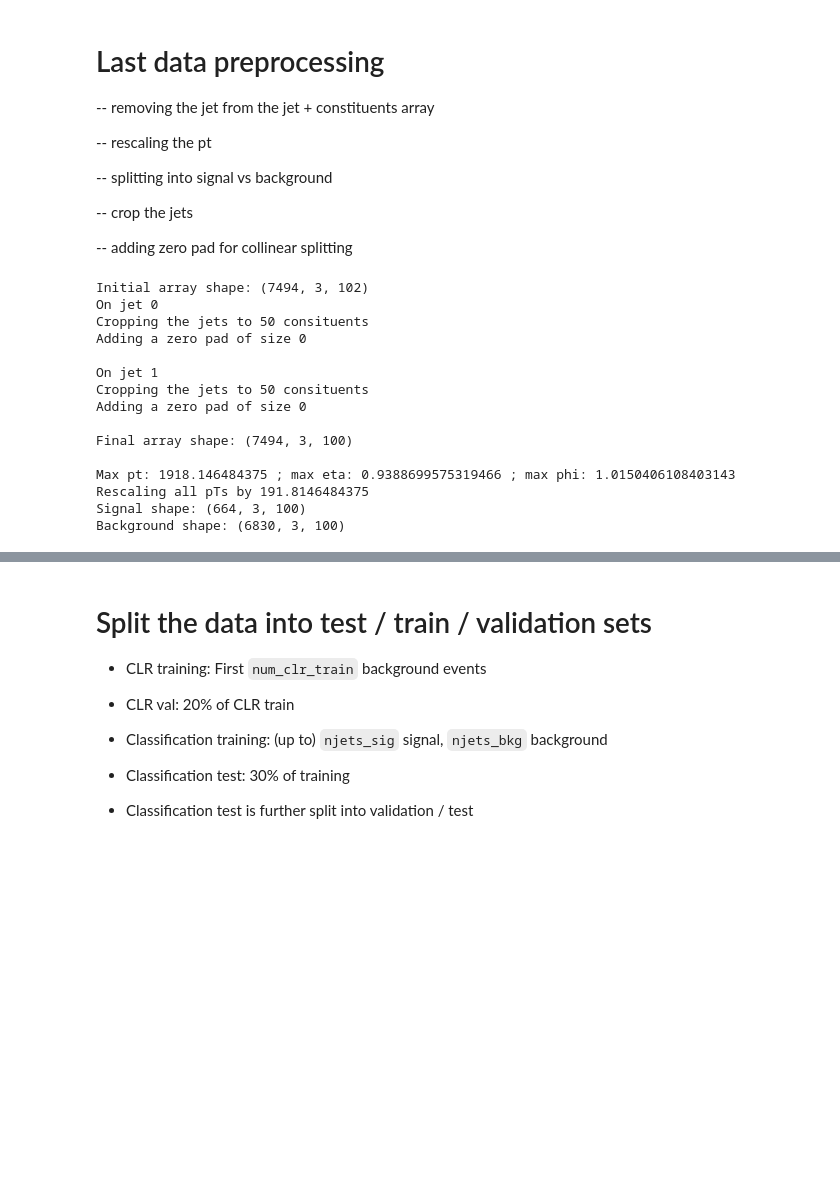
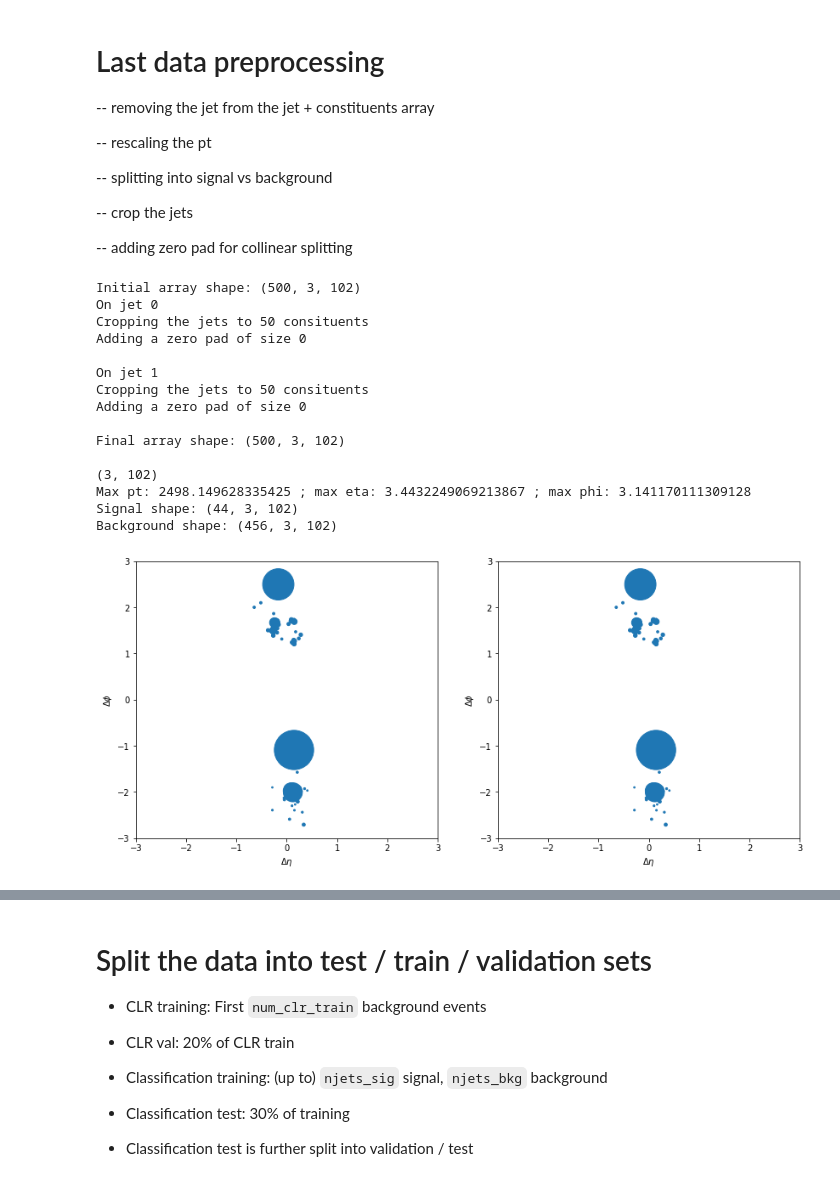
Before and after one commit to rmastand/JetCLR_AD, a Jupyter notebook: scripts/data_prep.ipynb, the cells around one changed output, grey strips where cells are left out. Saved outputs shown, nothing was run; the diff lists cells and outputs as text; code cells hidden in the pictures; blank space fills up the shorter version.

```diff
--- a/scripts/data_prep.ipynb
+++ b/scripts/data_prep.ipynb
@@ -198,17 +201,17 @@ for i, subjet in enumerate(split_jets):
     print("On jet", i)
 
     # Take only the constituents (i.e. drop the 0th, which is the jet)
-    subjet = subjet[:,:,1:]
+    #subjet = subjet[:,:,1:]
 
     # crop the n constituents
     n_nonzero_conts = 50
     print("Cropping the jets to",n_nonzero_conts,"consituents")
-    subjet = crop_jets(subjet,n_nonzero_conts)
+    subjet = crop_jets(subjet,1+n_nonzero_conts)
 
     # add zero pad
     n_zero_pad = 0
     print("Adding a zero pad of size", n_zero_pad)
-    subjet = zero_pad_consts(subjet,n_zero_pad+n_nonzero_conts)
+    subjet = zero_pad_consts(subjet,n_zero_pad+n_nonzero_conts+1)
 
     modified_jets.append(subjet)
     print()
@@ -217,44 +220,50 @@ for i, subjet in enumerate(split_jets):
 high_mass_consits = np.concatenate(modified_jets, axis = 2)
 print("Final array shape:", high_mass_consits.shape)
 print()
+
+jet_to_plot = high_mass_consits[2]
+print(jet_to_plot.shape)
+plot_jets_phase_plane(jet_to_plot, jet_to_plot,2,(-3,3),(-3,3))
+
 
 # get max, min pt for normalizing
 max_pt = np.max(high_mass_consits[:,0,:])
 max_eta = np.max(high_mass_consits[:,1,:])
 max_phi = np.max(high_mass_consits[:,2,:])
 
 print("Max pt:",max_pt,"; max eta:", max_eta, "; max phi:", max_phi)
 
 # rescale the pts here
 
 rescale_denom_pt = max_pt/10
-print("Rescaling all pTs by",rescale_denom_pt)
-high_mass_consits = rescale_pts( high_mass_consits, rescale_denom_pt )
+#print("Rescaling all pTs by",rescale_denom_pt)
+#high_mass_consits = rescale_pts( high_mass_consits, rescale_denom_pt )
 
 # split into signal vs background
 
 high_mass_consits_sig = high_mass_consits[np.where(high_mass_labels_cut==1)]
 high_mass_consits_bkg = high_mass_consits[np.where(high_mass_labels_cut==0)]
 
 
 print("Signal shape:", high_mass_consits_sig.shape)
 print("Background shape:", high_mass_consits_bkg.shape)
 # %% [output]
-Initial array shape: (7494, 3, 102)
+Initial array shape: (500, 3, 102)
 On jet 0
 Cropping the jets to 50 consituents
 Adding a zero pad of size 0
 
 On jet 1
 Cropping the jets to 50 consituents
 Adding a zero pad of size 0
 
-Final array shape: (7494, 3, 100)
+Final array shape: (500, 3, 102)
 
-Max pt: 1918.146484375 ; max eta: 0.9388699575319466 ; max phi: 1.0150406108403143
-Rescaling all pTs by 191.8146484375
-Signal shape: (664, 3, 100)
-Background shape: (6830, 3, 100)
+(3, 102)
+Max pt: 2498.149628335425 ; max eta: 3.4432249069213867 ; max phi: 3.141170111309128
+Signal shape: (44, 3, 102)
+Background shape: (456, 3, 102)
+[figure, added]
 # %%
 # Plots of pt, eta, phi for the constituents
 
```
Also changed, not shown: parts of 6 cells of this notebook, 6 other files.
